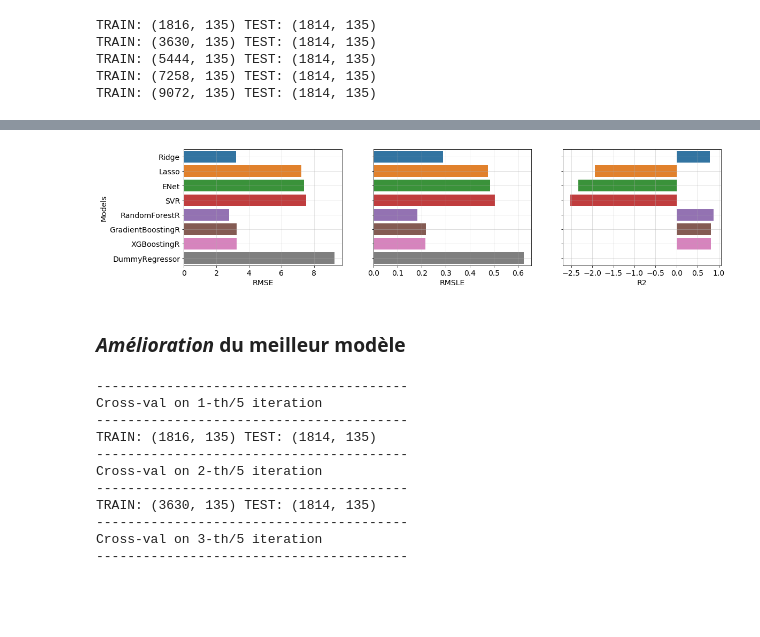
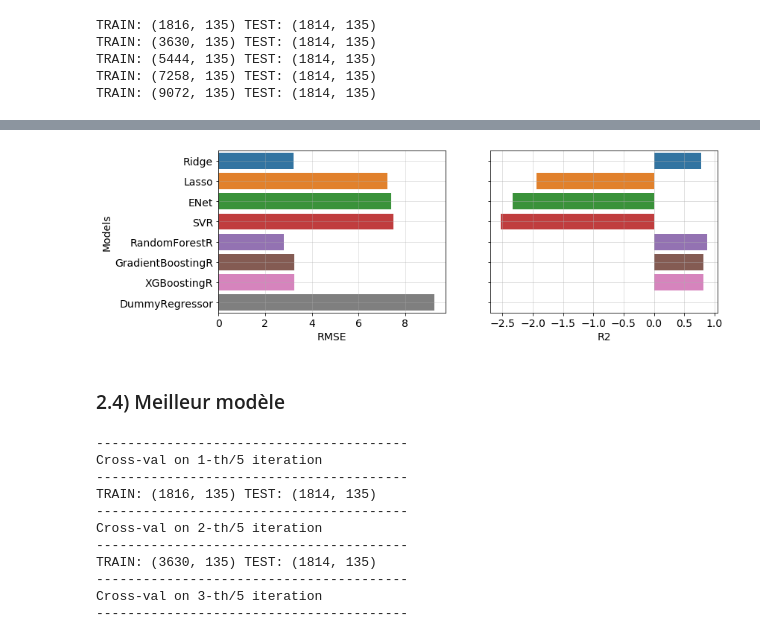
Before and after one commit to outinim/house_prices, a Jupyter notebook: bike_hours/predictions.ipynb, the cells around one changed output, grey strips where cells are left out. Drawn from its saved outputs; the diff is of its cells as text; code cells hidden in the pictures; blank space fills up the shorter version.

```diff
--- a/bike_hours/predictions.ipynb
+++ b/bike_hours/predictions.ipynb
@@ -463,5 +489,5 @@ with plt.rc_context(rc={'font.size':13}):
     sns.boxplot(x='hour', y='casual', data=df, ax=ax2)
     for t, ax in zip('Registered Casual'.split(), [ax1,ax2]):
         ax.set(title=t)
-        ax.set(ylabel='Locations')
+        ax.set(ylabel='Mean count / hour')
 # %% [output]
@@ -586,8 +617,9 @@ from xgboost import XGBRegressor
 ###########
 
 def compute_rmse(ytrue, ypred):
+    """
+    Compute the RMSE between data and predictions with
+    the `mean_squared_error` method from sklearn.
+    """
     return np.sqrt(mean_squared_error(ytrue, ypred))
-
-def compute_rmsle(ytrue, ypred):
-    return np.sqrt(mean_squared_log_error(ytrue, ypred))
 # %% [markdown]
@@ -643,7 +676,6 @@ RMSLE test: 0.63
 models = [Ridge(), Lasso(), ElasticNet(), SVR(), RandomForestRegressor(), GradientBoostingRegressor(), XGBRegressor()]
 names = ['Ridge', 'Lasso', 'ENet', 'SVR', 'RandomForestR', 'GradientBoostingR', 'XGBoostingR']
 rmse = []
-rmsle = []
 r2 = []
 dico = {}
 for model in range(len(models)):
@@ -651,6 +683,5 @@ for model in range(len(models)):
     clf.fit(X_train, y_train)
     y_pred = clf.predict(X_test)
     rmse.append(compute_rmse(y_pred, y_test))
-    rmsle.append(compute_rmsle(y_pred, y_test))
     r2.append(r2_score(y_pred, y_test))
 # %% [output]
@@ -659,8 +690,6 @@ for model in range(len(models)):
 # add dummy regressor to results
 names.append('DummyRegressor')
 rmse.append(compute_rmse(dummy_pred, y_test))
-rmsle.append(compute_rmsle(dummy_pred, y_test))
 r2.append(r2_score(dummy_pred, y_test))
 
-res = pd.DataFrame({'Models': names, 'RMSE': rmse, 'RMSLE': rmsle, 'R2': r2})
-res
+res = pd.DataFrame({'Models': names, 'RMSE': rmse,  'R2': r2})
@@ -677,18 +696,16 @@ res
 # %%
 with plt.rc_context(rc={'font.size':14}):
-    fig, (ax1, ax2, ax3) = plt.subplots(1,3,figsize=(18,4))
+    fig, (ax1, ax2) = plt.subplots(1,2,figsize=(12,4))
     sns.barplot(x='RMSE', y='Models', data=res, ax=ax1)
-    sns.barplot(x='RMSLE', y='Models', data=res, ax=ax2)
-    sns.barplot(x='R2', y='Models', data=res, ax=ax3)
-    for ax in [ax2,ax3]:
-        ax.set_yticklabels([])
-        ax.set_ylabel('')
-        ax.grid(alpha=0.5)
+    sns.barplot(x='R2', y='Models', data=res, ax=ax2)
+    ax2.set_yticklabels([])
+    ax2.set_ylabel('')
+    ax2.grid(alpha=0.5)
     ax1.grid(alpha=0.4)
 # %% [output]
-[figure, old version]
+[figure, new version]
-# %% [markdown]
-### ***Amélioration* du meilleur modèle**
+# %% [markdown]
+### 2.4) Meilleur modèle
 # %%
 # Custom GridSearchCV for time series data
 
```
Also changed, not shown: parts of 51 cells of this notebook.
